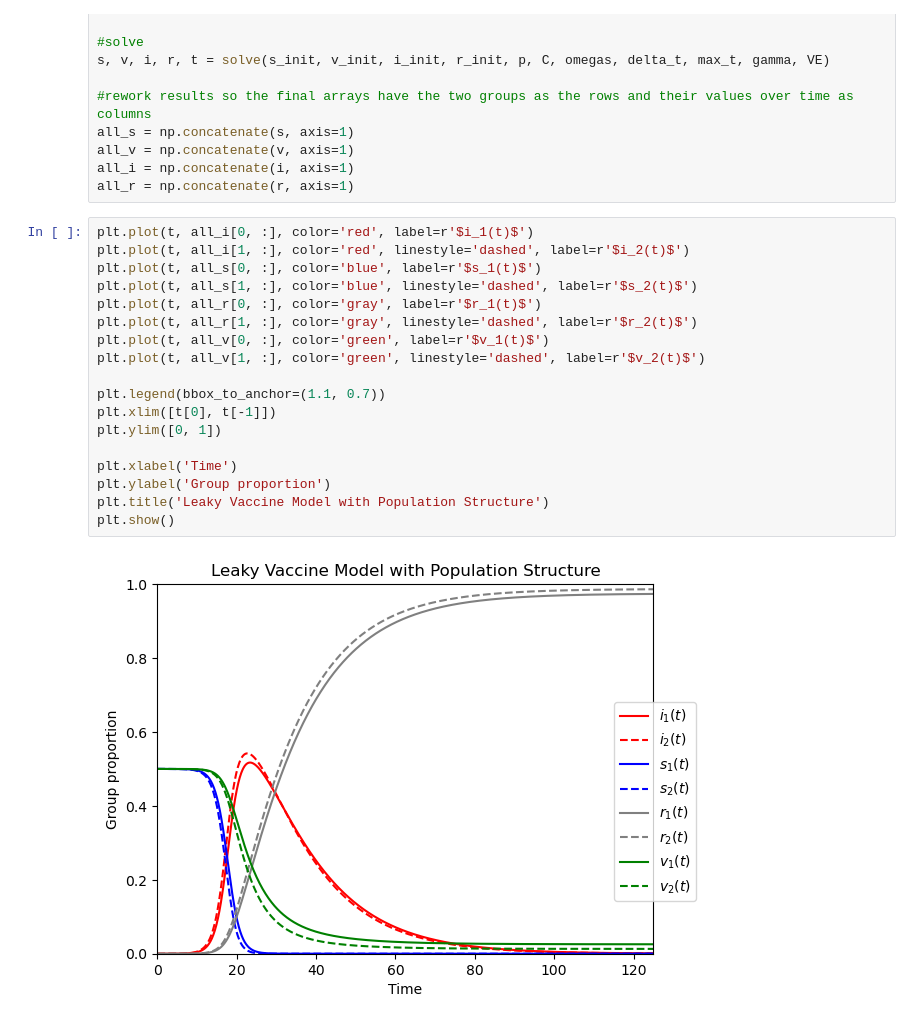
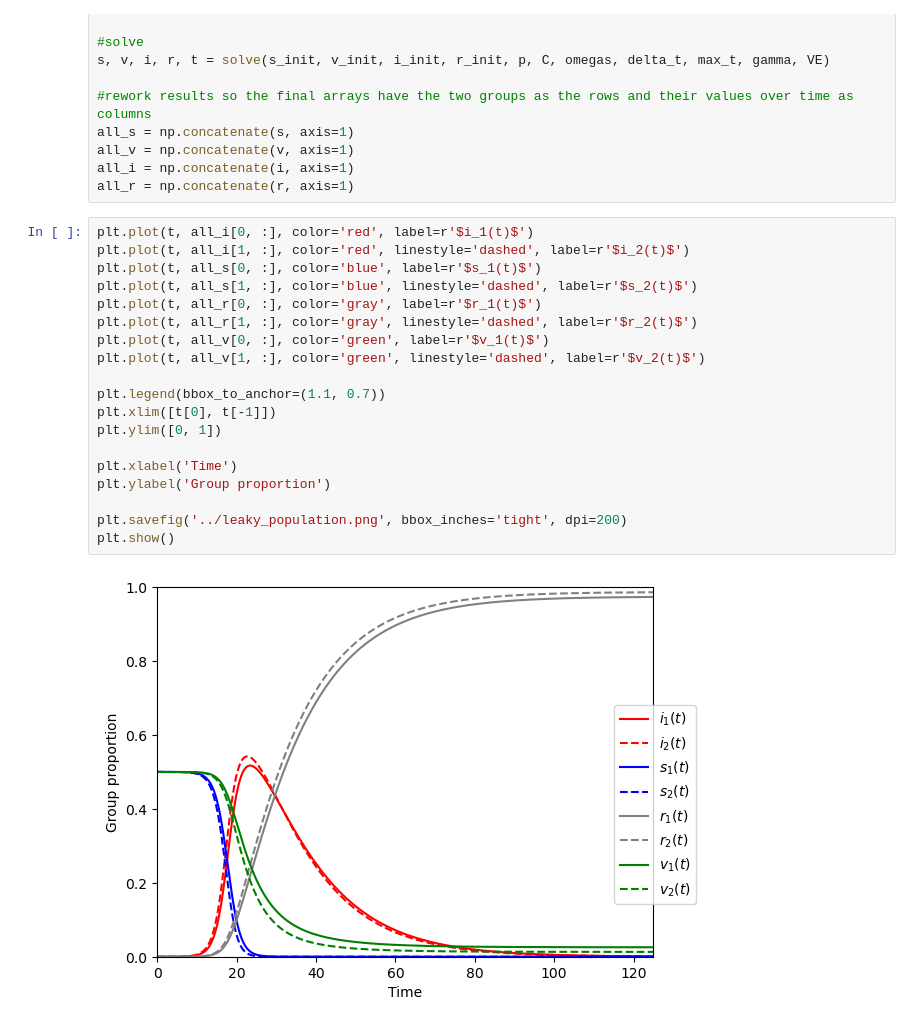
Before and after one commit to mbyers31/CMMID-project, a Jupyter notebook: code/sir+v_leaky.ipynb, the cells around one changed output. Drawn from its saved outputs; the diff is of its cells as text.

```diff
--- a/code/sir+v_leaky.ipynb
+++ b/code/sir+v_leaky.ipynb
@@ -219,20 +219,21 @@ all_r = np.concatenate(r, axis=1)
 # %%
 plt.plot(t, all_i[0, :], color='red', label=r'$i_1(t)$')
 plt.plot(t, all_i[1, :], color='red', linestyle='dashed', label=r'$i_2(t)$')
 plt.plot(t, all_s[0, :], color='blue', label=r'$s_1(t)$')
 plt.plot(t, all_s[1, :], color='blue', linestyle='dashed', label=r'$s_2(t)$')
 plt.plot(t, all_r[0, :], color='gray', label=r'$r_1(t)$')
 plt.plot(t, all_r[1, :], color='gray', linestyle='dashed', label=r'$r_2(t)$')
 plt.plot(t, all_v[0, :], color='green', label=r'$v_1(t)$')
 plt.plot(t, all_v[1, :], color='green', linestyle='dashed', label=r'$v_2(t)$')
 
 plt.legend(bbox_to_anchor=(1.1, 0.7))
 plt.xlim([t[0], t[-1]])
 plt.ylim([0, 1])
 
 plt.xlabel('Time')
 plt.ylabel('Group proportion')
-plt.title('Leaky Vaccine Model with Population Structure')
+
+plt.savefig('../leaky_population.png', bbox_inches='tight', dpi=200)
 plt.show()
 # %% [output]
-[figure, old version]
+[figure, new version]
```
Also changed, not shown: parts of 1 cell of this notebook, 3 other files.
